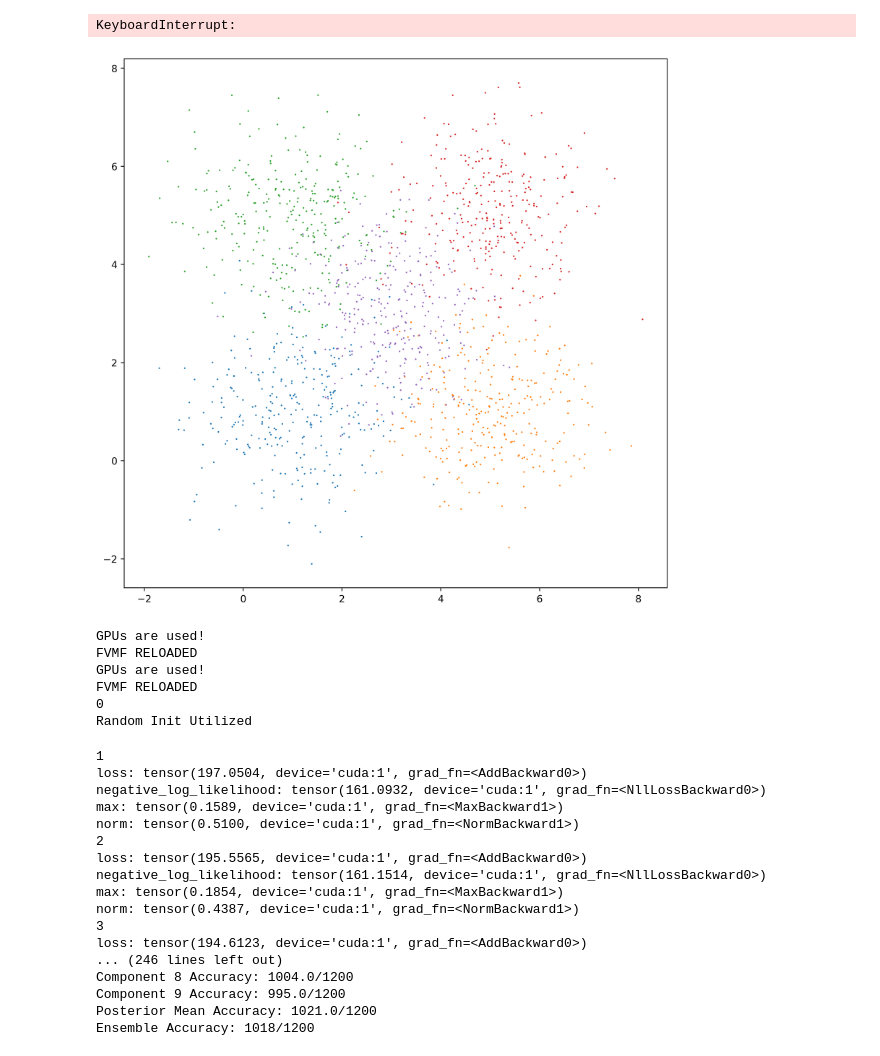
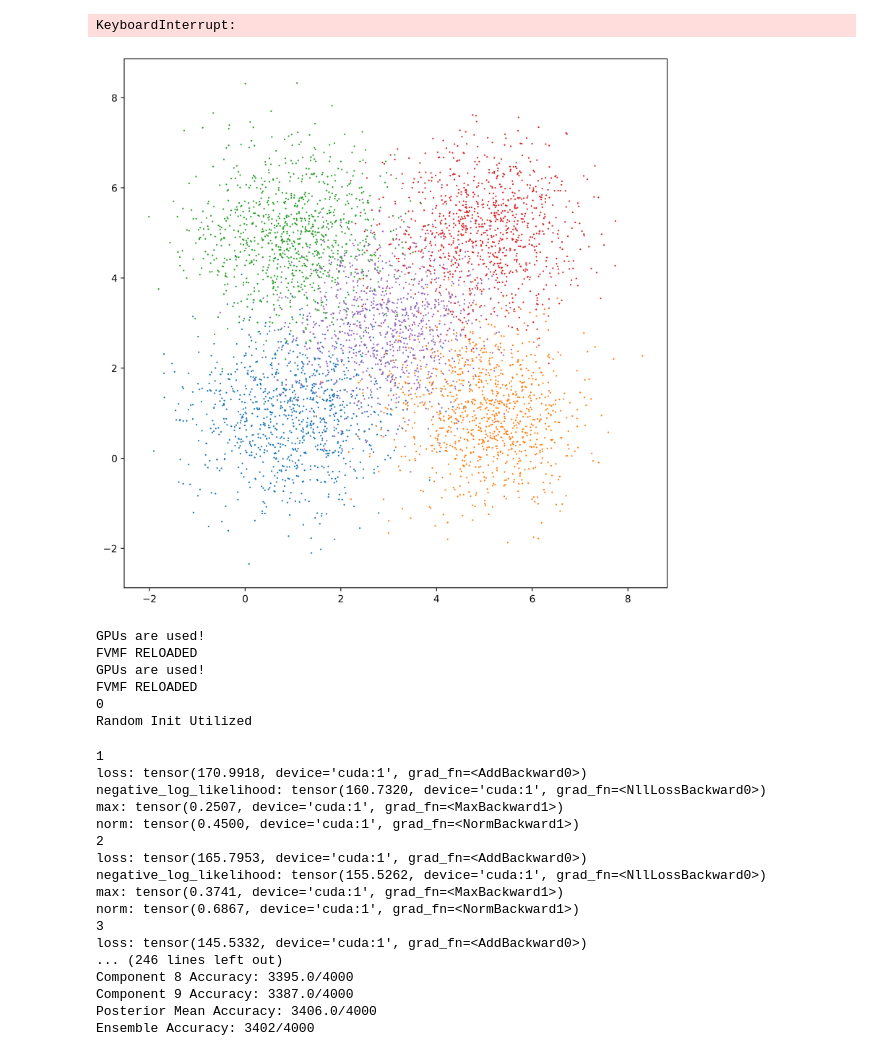
Before and after one commit to LeifMartin/BNN, a Jupyter notebook: Experiments.ipynb, the cells around one changed output. Drawn from its saved outputs; the diff is of its cells as text; code cells hidden in the pictures.

Commit message:
Regression test_ensemble!

```diff
--- a/Experiments.ipynb
+++ b/Experiments.ipynb
@@ -240,7 +240,7 @@ torch.manual_seed(42069)
 
 PL = [torch.Tensor([1, 1]),torch.Tensor([5, 1]),torch.Tensor([1, 5]),torch.Tensor([5, 5]),torch.Tensor([3, 3])]
 cov = torch.eye(2)
-n = 300
+n = 1000
 
 plt.figure(figsize=(10, 10), dpi=500)
 
@@ -255,34 +255,34 @@ for i, MU in enumerate(PL): #enumerate starts from and including 0.
     DF[i,:,:,:] = DATA
 
     x = DATA[:,0,0]
     y = DATA[:,0,1]
     plt.plot(x,y,'.',markersize=1.25)
 plt.show()
 
 C = int(3*n/4)
 
 #DATA_train = torch.zeros((len(PL)*C,3))
 #DATA_test = torch.zeros((len(PL)*(n-C),3))
 
 DATA = DF.reshape(len(PL)*n,3)
 #print('DATA:',DATA,'len(DATA):',len(DATA),'mean dtrain:',DATA.mean(axis=0)[2])
 
 #data_mean = DATA.mean(axis=1)[0:2]
 #data_std = DATA.std(axis=1)[0:2]
 
 #DATA[:,0:2] = (DATA[:,0:2]  - data_mean)/data_std
 #print('DATA normalized:',DATA,'len(DATA) normalized:',len(DATA),'mean dtrain normalized:',DATA.mean(axis=0)[2])
 tr_ids = np.random.choice(n*5, n*4, replace = False)
 
 
 
 dtrain = DATA[tr_ids,:]
 dtest = DATA[-tr_ids,:]
 
 #print('\n','dtrain:',dtrain, 'len(dtrain):',len(dtrain),'mean dtrain:',dtrain.mean(axis=0)[2])
 #print('\n','dtest:',dtest, 'len(dtest):',len(dtest),'mean dtest:',dtest.mean(axis=0)[2])
 # %% [output]
-[figure, old version]
+[figure, new version]
 # %%
 import math
 import seaborn as sns
@@ -389,22 +389,22 @@ FVMF RELOADED
 0
 Random Init Utilized
 1
-loss: tensor(197.0504, device='cuda:1', grad_fn=<AddBackward0>)
-negative_log_likelihood: tensor(161.0932, device='cuda:1', grad_fn=<NllLossBackward0>)
-max: tensor(0.1589, device='cuda:1', grad_fn=<MaxBackward1>)
-norm: tensor(0.5100, device='cuda:1', grad_fn=<NormBackward1>)
+loss: tensor(170.9918, device='cuda:1', grad_fn=<AddBackward0>)
+negative_log_likelihood: tensor(160.7320, device='cuda:1', grad_fn=<NllLossBackward0>)
+max: tensor(0.2507, device='cuda:1', grad_fn=<MaxBackward1>)
+norm: tensor(0.4500, device='cuda:1', grad_fn=<NormBackward1>)
 2
-loss: tensor(195.5565, device='cuda:1', grad_fn=<AddBackward0>)
-negative_log_likelihood: tensor(161.1514, device='cuda:1', grad_fn=<NllLossBackward0>)
-max: tensor(0.1854, device='cuda:1', grad_fn=<MaxBackward1>)
-norm: tensor(0.4387, device='cuda:1', grad_fn=<NormBackward1>)
+loss: tensor(165.7953, device='cuda:1', grad_fn=<AddBackward0>)
+negative_log_likelihood: tensor(155.5262, device='cuda:1', grad_fn=<NllLossBackward0>)
+max: tensor(0.3741, device='cuda:1', grad_fn=<MaxBackward1>)
+norm: tensor(0.6867, device='cuda:1', grad_fn=<NormBackward1>)
 3
-loss: tensor(194.6123, device='cuda:1', grad_fn=<AddBackward0>)
+loss: tensor(145.5332, device='cuda:1', grad_fn=<AddBackward0>)
 ... (246 lines left out)
-Component 8 Accuracy: 1004.0/1200
-Component 9 Accuracy: 995.0/1200
-Posterior Mean Accuracy: 1021.0/1200
-Ensemble Accuracy: 1018/1200
+Component 8 Accuracy: 3395.0/4000
+Component 9 Accuracy: 3387.0/4000
+Posterior Mean Accuracy: 3406.0/4000
+Ensemble Accuracy: 3402/4000
 # %%
 import test_ensemble
 importlib.reload(test_ensemble)
```
Also changed, not shown: parts of 11 cells of this notebook, 1 other file.
